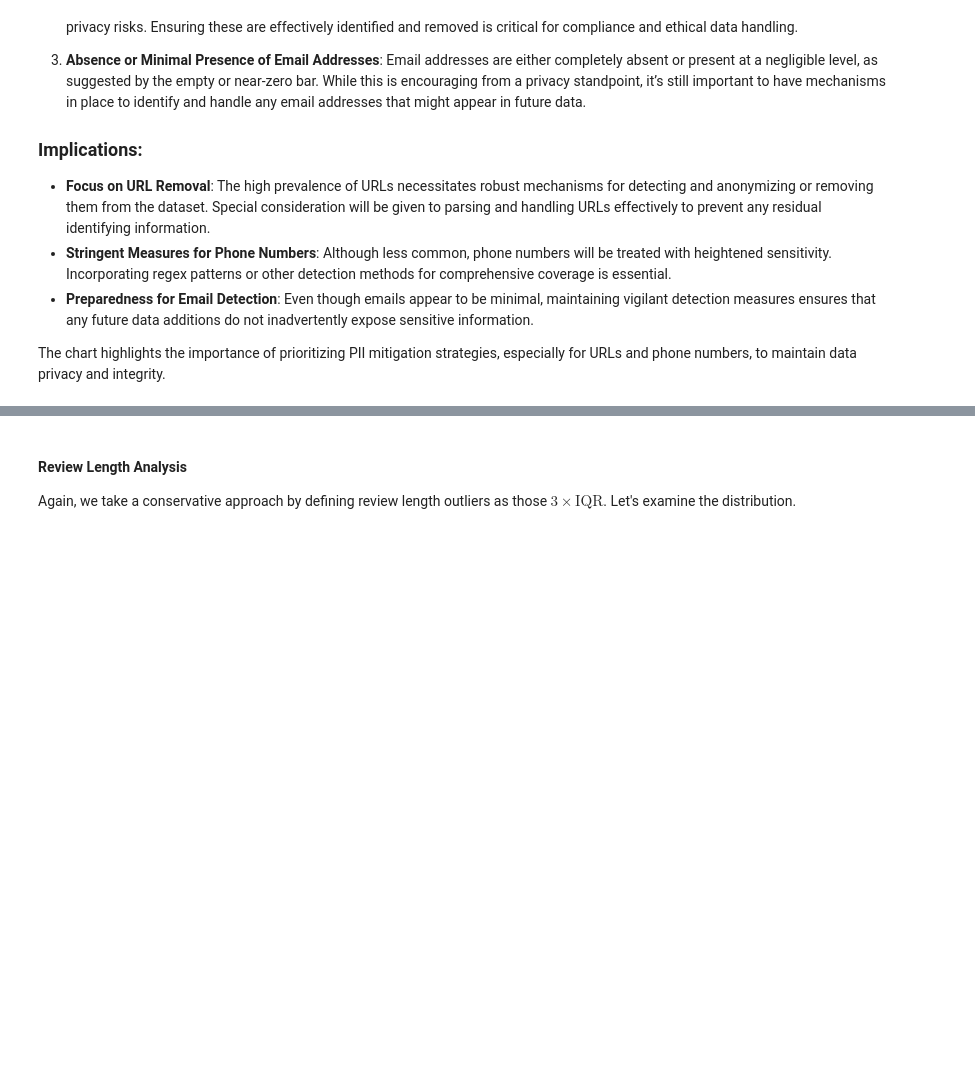
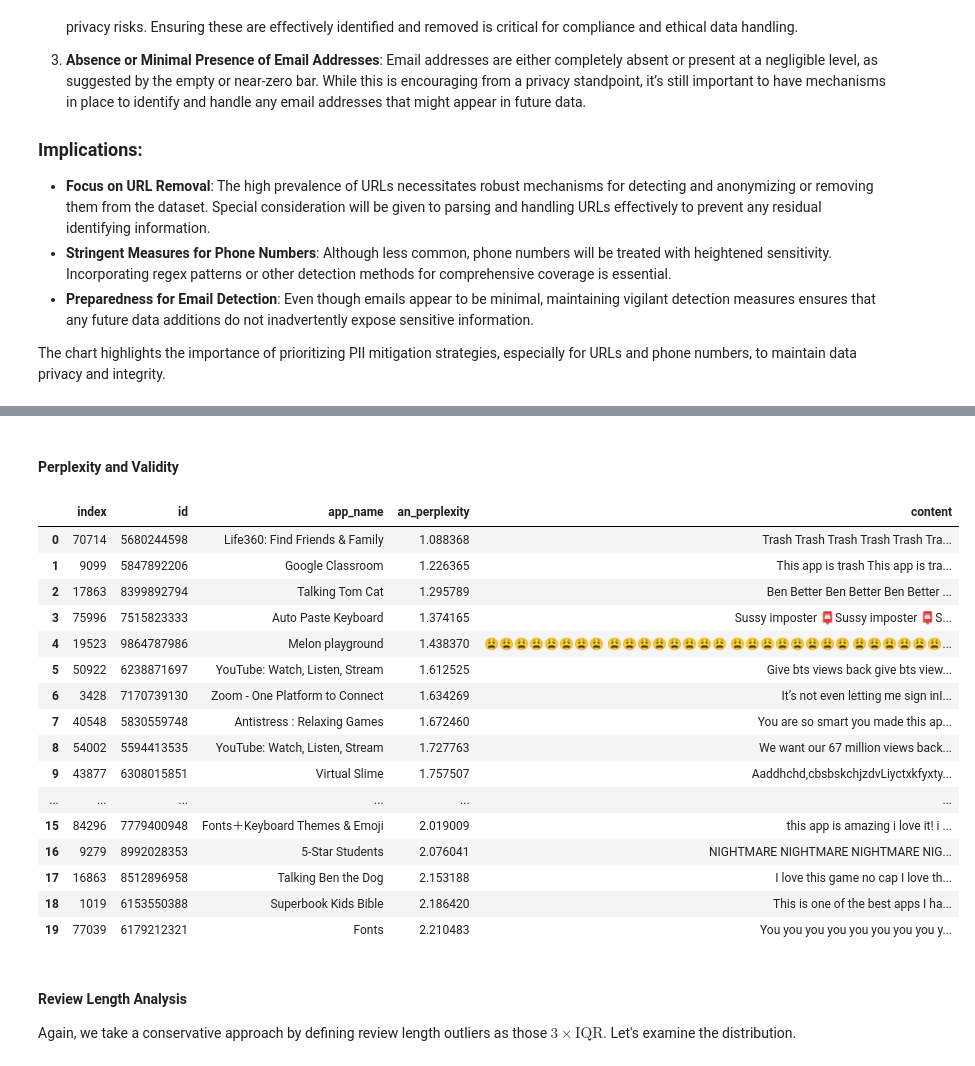
Before and after one commit to variancexplained/genai-lab-slm, a Jupyter notebook: notebooks/content/01_dataprep/06_dqa.ipynb, the cells around one changed output, grey strips where cells are left out. Drawn from its saved outputs; the diff is of its cells as text; code cells hidden in the pictures; blank space fills up the shorter version.

```diff
--- a/notebooks/content/01_dataprep/06_dqa.ipynb
+++ b/notebooks/content/01_dataprep/06_dqa.ipynb
@@ -230,0 +233,11 @@ The goal of outlier analysis is to differentiate between **invalid outliers**, w
+# %%
+pd.options.display.max_colwidth = 200
+dqa.select(
+    n=10,
+    exclude="tqd_non_english_text",
+    sort_by="tqa_score",
+    ascending=False,
+    cols=["id", "app_name", "tqa_score", "content"],
+    x="review_length",
+    condition=lambda x: x > 4,
+)
@@ -231,3 +286,33 @@ The goal of outlier analysis is to differentiate between **invalid outliers**, w
+# %% [markdown]
+#### Perplexity and Validity
+# %%
+dqa.select(
+    n=20,
+    exclude="tqd_non_english_text",
+    sort_by="an_perplexity",
+    ascending=True,
+    cols=["id", "app_name", "an_perplexity", "content"],
+    x="review_length",
+    condition=lambda x: x > 4,
+)
+# %% [output]
+|  | index | id | app_name | an_perplexity | content |
+| 0 | 70714 | 5680244598 | Life360: Find Friends & Family | 1.088368 | Trash Trash Trash Trash Trash Tra... |
+| 1 | 9099 | 5847892206 | Google Classroom | 1.226365 | This app is trash This app is tra... |
+| 2 | 17863 | 8399892794 | Talking Tom Cat | 1.295789 | Ben Better Ben Better Ben Better ... |
+| 3 | 75996 | 7515823333 | Auto Paste Keyboard | 1.374165 | Sussy imposter 📮Sussy imposter 📮S... |
+| 4 | 19523 | 9864787986 | Melon playground | 1.438370 | 😩😩😩😩😩😩😩😩 😩😩😩😩😩😩😩😩 😩😩😩😩😩😩😩😩 😩😩😩😩😩😩... |
+| 5 | 50922 | 6238871697 | YouTube: Watch, Listen, Stream | 1.612525 | Give bts views back give bts view... |
+| 6 | 3428 | 7170739130 | Zoom - One Platform to Connect | 1.634269 | It’s not even letting me sign inI... |
+| 7 | 40548 | 5830559748 | Antistress : Relaxing Games | 1.672460 | You are so smart you made this ap... |
+| 8 | 54002 | 5594413535 | YouTube: Watch, Listen, Stream | 1.727763 | We want our 67 million views back... |
+| 9 | 43877 | 6308015851 | Virtual Slime | 1.757507 | Aaddhchd,cbsbskchjzdvLiyctxkfyxty... |
+| ... | ... | ... | ... | ... | ... |
+| 15 | 84296 | 7779400948 | Fonts＋Keyboard Themes & Emoji | 2.019009 | this app is amazing i love it! i ... |
+| 16 | 9279 | 8992028353 | 5-Star Students | 2.076041 | NIGHTMARE NIGHTMARE NIGHTMARE NIG... |
+| 17 | 16863 | 8512896958 | Talking Ben the Dog | 2.153188 | I love this game no cap I love th... |
+| 18 | 1019 | 6153550388 | Superbook Kids Bible | 2.186420 | This is one of the best apps I ha... |
+| 19 | 77039 | 6179212321 | Fonts | 2.210483 | You you you you you you you you y... |
 # %% [markdown]
 #### Review Length Analysis
 Again, we take a conservative approach by defining review length outliers as those $3\times\text{IQR}$. Let's examine the distribution.
```
Also changed, not shown: parts of 12 cells of this notebook, 6 other files.
